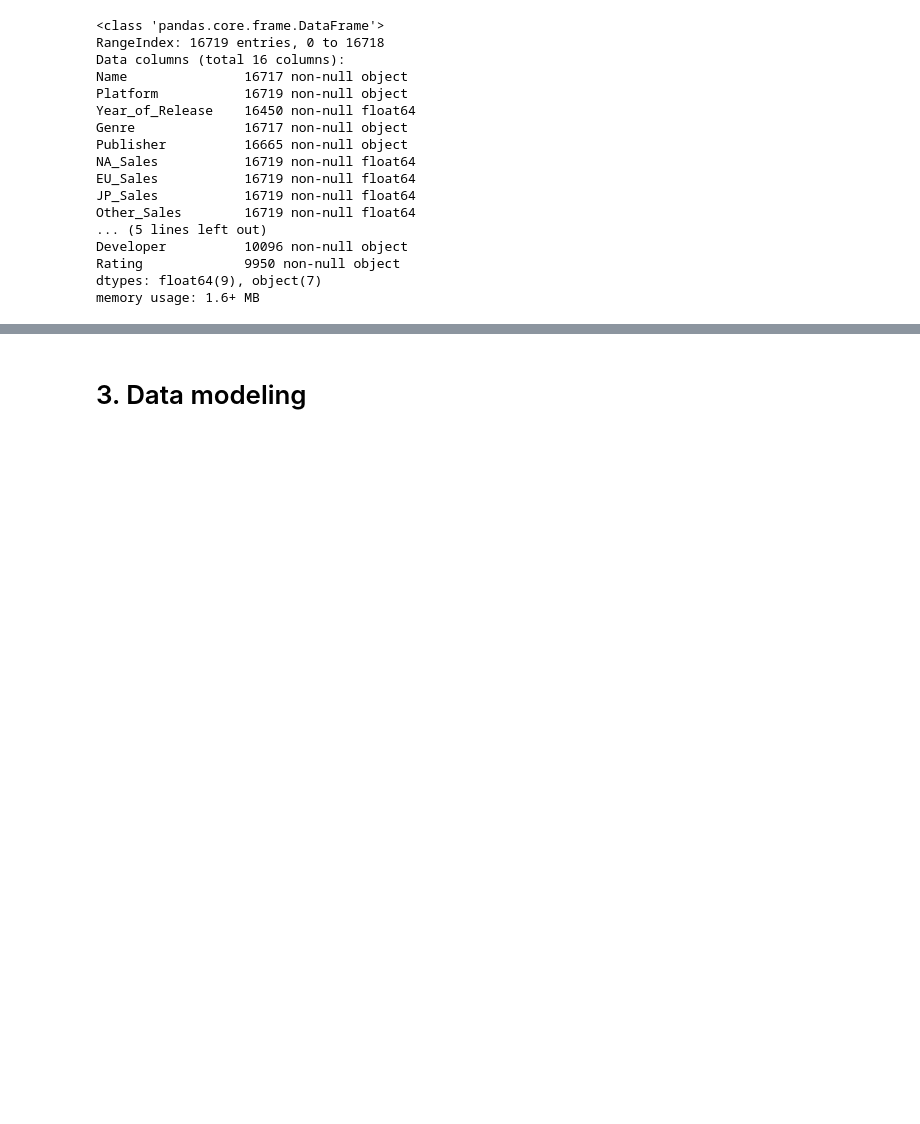
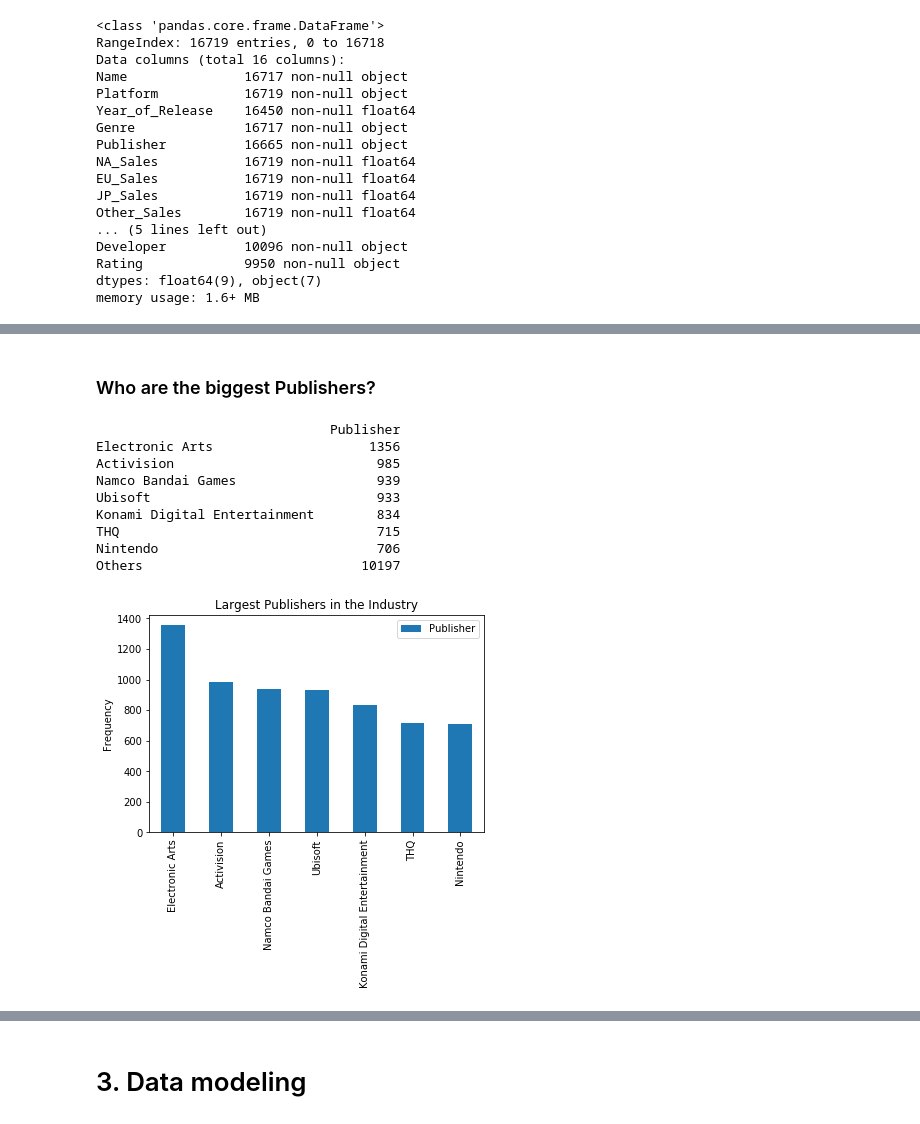
Before and after one commit to lluc507/Stats131Project, a Jupyter notebook: Final Project.ipynb, the cells around one changed output, grey strips where cells are left out. Drawn from its saved outputs; the diff is of its cells as text; code cells hidden in the pictures; blank space fills up the shorter version.

```diff
--- a/Final Project.ipynb
+++ b/Final Project.ipynb
@@ -95,0 +123,22 @@ Others                9040
+# %% [markdown]
+### Who are the biggest Publishers?
+# %%
+top_pubs_with_others = get_top_n_frequency(games, 7, "Publisher", others=True)
+print(top_pubs_with_others)
+top_pubs_without_others = get_top_n_frequency(games, 7, "Publisher", others=False)
+
+top_pubs_without_others.plot(kind = "bar")
+plt.ylabel("Frequency")
+plt.title("Largest Publishers in the Industry")
+plt.show()
+# %% [output]
+                              Publisher
+Electronic Arts                    1356
+Activision                          985
+Namco Bandai Games                  939
+Ubisoft                             933
+Konami Digital Entertainment        834
+THQ                                 715
+Nintendo                            706
+Others                            10197
+[figure, added]
```
Also changed, not shown: parts of 12 cells of this notebook.
